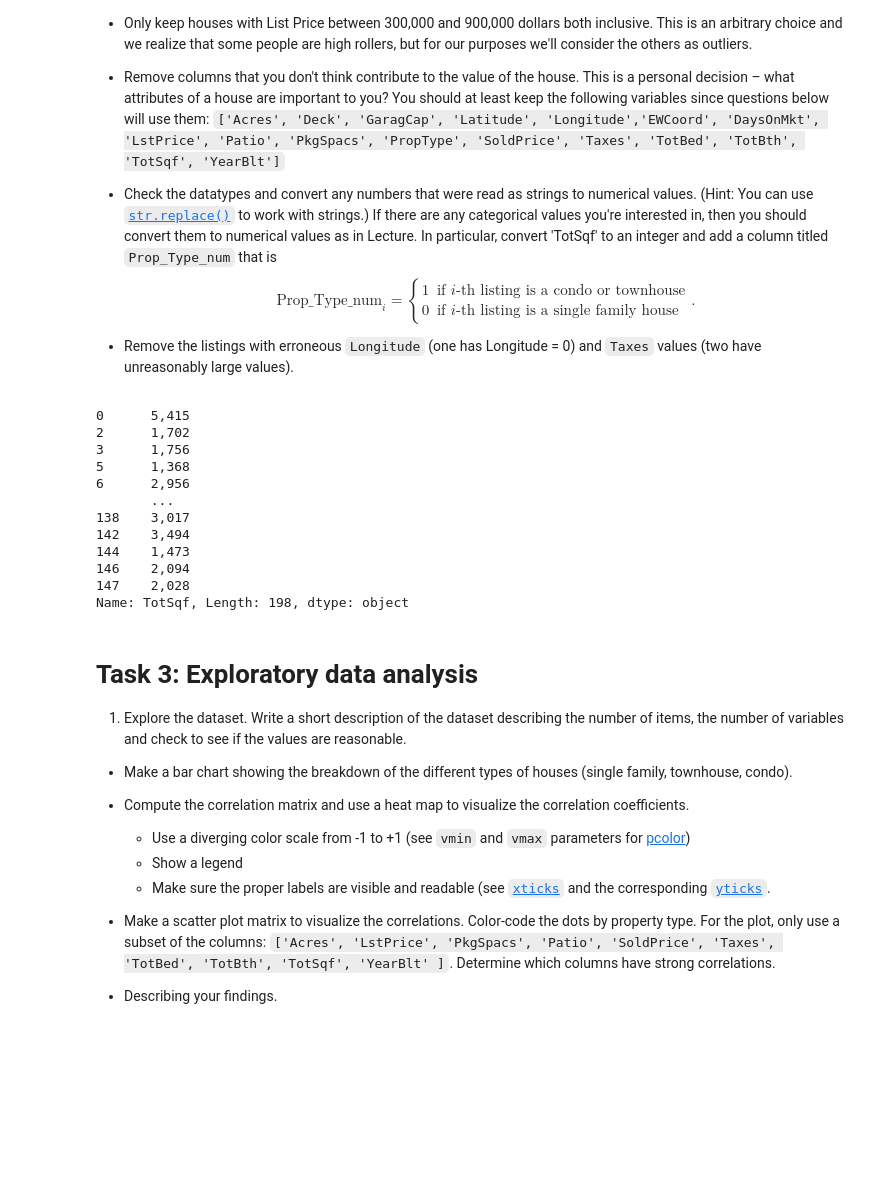
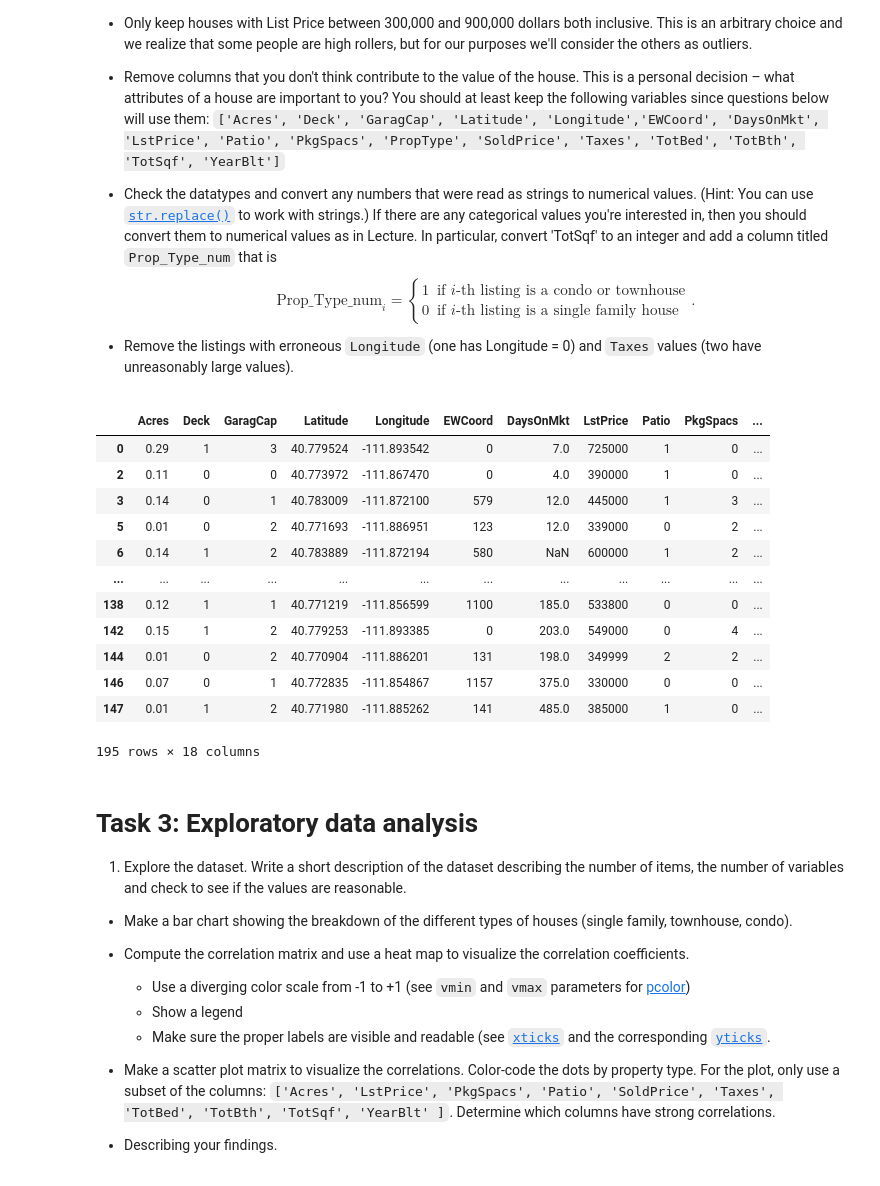
Before and after one commit to lissafriz/2023-datascience-homework, a Jupyter notebook: HW5/HW5.ipynb, the cells around one changed output. Drawn from its saved outputs; the diff is of its cells as text; code cells hidden in the pictures; blank space fills up the shorter version.

```diff
--- a/HW5/HW5.ipynb
+++ b/HW5/HW5.ipynb
@@ -57,30 +58,44 @@ $$
 $$
 + Remove the listings with erroneous `Longitude` (one has Longitude = 0) and `Taxes` values (two have unreasonably large values).
 # %%
-# your code goes here
+# exclude too high or too low prices
 price_mask = (train['SoldPrice'] >= 300000) & (train['SoldPrice'] <= 900000)
 train = train.loc[price_mask]
+
+# remove columns we will not need
 train = train[['Acres', 'Deck', 'GaragCap', 'Latitude', 'Longitude','EWCoord', 'DaysOnMkt',
                'LstPrice', 'Patio', 'PkgSpacs', 'PropType', 'SoldPrice', 'Taxes', 'TotBed', 'TotBth', 'TotSqf', 'YearBlt']]
-for x in train['TotSqf']:
-    x = int(x.replace(',', ''))
 
-train['Prop_Type_num'] = [0]*len(train['PropType'])
+# change string values to integers
+train['TotSqf'] = train['TotSqf'].str.replace(',', '')
+train['TotSqf'] = train['TotSqf'].astype(int)
 
-print(train['TotSqf'])
+# create boolean values for property type
+train['Prop_Type_num'] = ((train['PropType'] == 'Condo') | (train['PropType'] == 'Townhouse')).astype(int)
+
+# remove high tax values
+tax_mask = train['Taxes'] <= 11000
+train = train.loc[tax_mask]
+
+# remove bad longitude values
+longitude_mask = abs(train['Longitude']) > 0
+train = train.loc[longitude_mask]
+
+train
 # %% [output]
+|  | Acres | Deck | GaragCap | Latitude | Longitude | EWCoord | DaysOnMkt | LstPrice | Patio | PkgSpacs | ... |
+| 0 | 0.29 | 1 | 3 | 40.779524 | -111.893542 | 0 | 7.0 | 725000 | 1 | 0 | ... |
+| 2 | 0.11 | 0 | 0 | 40.773972 | -111.867470 | 0 | 4.0 | 390000 | 1 | 0 | ... |
+| 3 | 0.14 | 0 | 1 | 40.783009 | -111.872100 | 579 | 12.0 | 445000 | 1 | 3 | ... |
+| 5 | 0.01 | 0 | 2 | 40.771693 | -111.886951 | 123 | 12.0 | 339000 | 0 | 2 | ... |
+| 6 | 0.14 | 1 | 2 | 40.783889 | -111.872194 | 580 | NaN | 600000 | 1 | 2 | ... |
+| ... | ... | ... | ... | ... | ... | ... | ... | ... | ... | ... | ... |
+| 138 | 0.12 | 1 | 1 | 40.771219 | -111.856599 | 1100 | 185.0 | 533800 | 0 | 0 | ... |
+| 142 | 0.15 | 1 | 2 | 40.779253 | -111.893385 | 0 | 203.0 | 549000 | 0 | 4 | ... |
+| 144 | 0.01 | 0 | 2 | 40.770904 | -111.886201 | 131 | 198.0 | 349999 | 2 | 2 | ... |
+| 146 | 0.07 | 0 | 1 | 40.772835 | -111.854867 | 1157 | 375.0 | 330000 | 0 | 0 | ... |
+| 147 | 0.01 | 1 | 2 | 40.771980 | -111.885262 | 141 | 485.0 | 385000 | 1 | 0 | ... |
-0      5,415
-2      1,702
-3      1,756
-5      1,368
-6      2,956
-       ...
-138    3,017
-142    3,494
-144    1,473
-146    2,094
-147    2,028
-Name: TotSqf, Length: 198, dtype: object
+195 rows × 18 columns
 # %% [markdown]
 # Task 3: Exploratory data analysis
 
```
Also changed, not shown: parts of 15 cells of this notebook.
